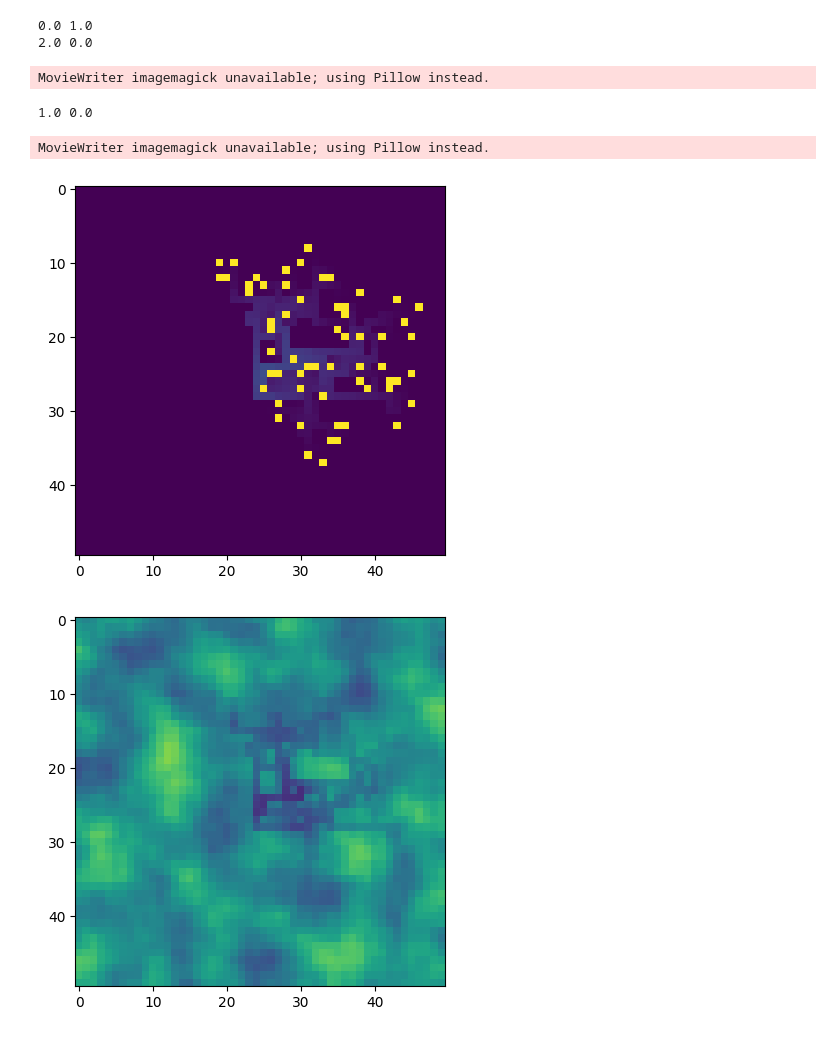
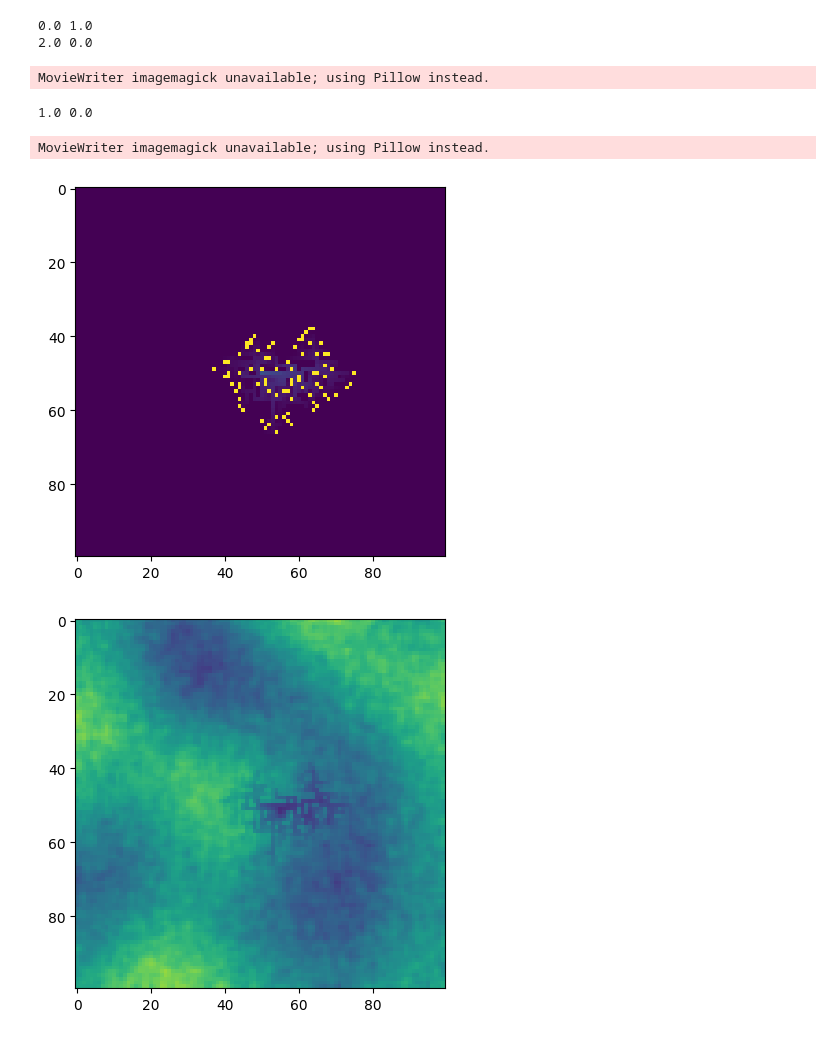
Before and after one commit to jGrzyb/Fungal-growth-simulation, a Jupyter notebook: simulation.ipynb, the cells around one changed output. Drawn from its saved outputs; the diff is of its cells as text; code cells hidden in the pictures.

```diff
--- a/simulation.ipynb
+++ b/simulation.ipynb
@@ -70,6 +70,9 @@ class Hyphae():
             for d in dirs:
                 fungus.connections.add(d)
             grid[x, y].content = fungus
+            grid[x, y].substrate -= len(dirs) * 0.01
+            grid[x, y].substrate = 0 if grid[x, y].substrate < 0 else grid[x, y].substrate
+
 
 
 
@@ -87,7 +90,7 @@ class Cell:
 
 class Grid:
     def __init__(self, size=100):
-        noise = get_fractal_noise(size, size, 0.5, [2, 10])
+        noise = get_fractal_noise(size, size, 0.5, [1, 1, 10])
         noise = normalize(noise, np.min(noise), np.max(noise), 0, 1)
         print(np.min(noise), np.max(noise))
         self.grid = np.array([[Cell(noise[i, j]) for j in range(size)] for i in range(size)])
@@ -170,33 +173,33 @@ class Grid:
         min_value = min([np.min(image) for image in images])
         print(max_value, min_value)
         for image in images:
             im = ax.imshow(image, animated=True, vmin=0, vmax=max_value)
             ims.append([im])
         ani = animation.ArtistAnimation(fig, ims, interval=50, blit=True, repeat_delay=1000, repeat=True)
         ani.save(f'{fileName}.gif', writer='imagemagick')
 
     def generate_gifs(self):
         self.animate(self.fungus_images, "fungus")
         self.animate(self.substrate_images, "substrate")
 
 
 
 
 
 
 
-grid = Grid(50)
+grid = Grid(100)
 grid.run(50)
 grid.generate_gifs()
 
 
 # hyphae cost
 # translocation cost
 # %% [output]
 0.0 1.0
 2.0 0.0
 MovieWriter imagemagick unavailable; using Pillow instead.
 1.0 0.0
 MovieWriter imagemagick unavailable; using Pillow instead.
-[figure, old version]
+[figure, new version]
-[figure, old version]
+[figure, new version]
```
